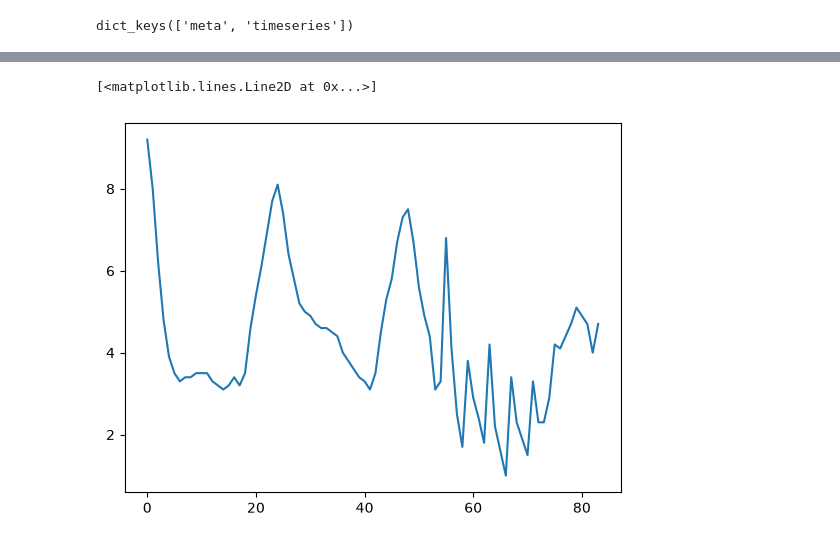
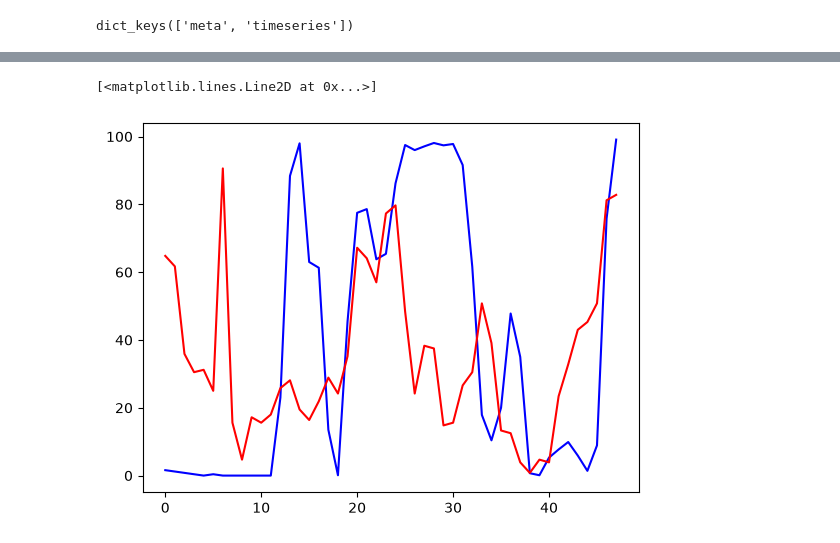
Before and after one commit to psy3035-hel8048/dataviz-h26, a Jupyter notebook: notebooks/weatherapi.ipynb, the cells around one changed output, grey strips where cells are left out. Drawn from its saved outputs; the diff is of its cells as text; code cells hidden in the pictures.

```diff
--- a/notebooks/weatherapi.ipynb
+++ b/notebooks/weatherapi.ipynb
@@ -65,13 +81,16 @@ ts_london = forecast_london['properties']['timeseries']
 # %%
+
+
 temps_tromso = []
+timestamps = []
 
 for t in ts_tromso:
-    print(t['time'], t['data']['instant']['details']['air_temperature'])
-    temps_tromso.append(t['data']['instant']['details']['air_temperature'])
+    # print(t['time'], t['data']['instant']['details']['cloud_area_fraction'])
+    temps_tromso.append(t['data']['instant']['details']['cloud_area_fraction'])
+    timestamps.append(t['time'])
 
 
 temps_london = []
-
 for t in ts_london:
-    print(t['time'], t['data']['instant']['details']['air_temperature'])
-    temps_london.append(t['data']['instant']['details']['air_temperature'])
+    # print(t['time'], t['data']['instant']['details']['cloud_area_fraction'])
+    temps_london.append(t['data']['instant']['details']['cloud_area_fraction'])
@@ -96,7 +128,8 @@ for t in ts_london:
 # %%
 import matplotlib.pyplot as plt
 
-plt.plot(temps)
+plt.plot(temps_tromso[:48], label='Tromsø', color='blue')
+plt.plot(temps_london[:48], label='London', color='red')
 # %% [output]
 [<matplotlib.lines.Line2D at 0x...>]
-[figure, old version]
+[figure, new version]
```
Also changed, not shown: parts of 5 cells of this notebook, 1 other file.
